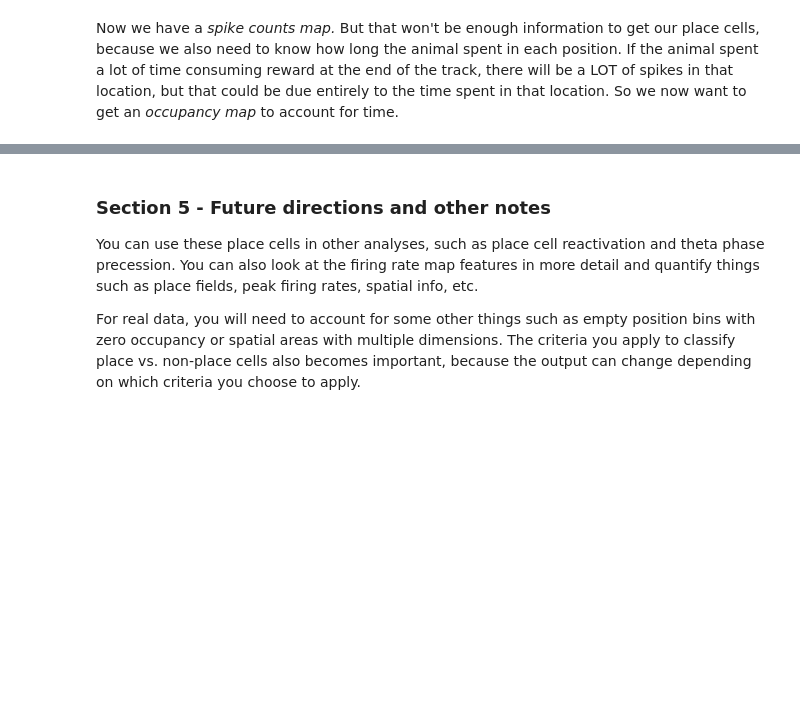
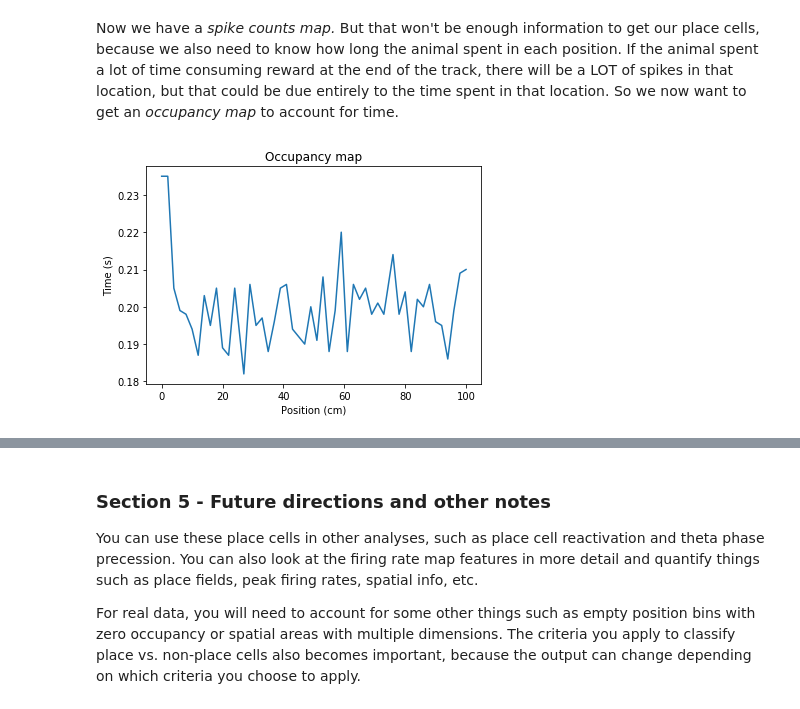
Before and after one commit to stephprince/place-cell-tutorial, a Jupyter notebook: place_cell_tutorial.ipynb, the cells around one changed output, grey strips where cells are left out. Drawn from its saved outputs; the diff is of its cells as text; code cells hidden in the pictures; blank space fills up the shorter version.

```diff
--- a/place_cell_tutorial.ipynb
+++ b/place_cell_tutorial.ipynb
@@ -164,14 +199,16 @@ Now we have a *spike counts map.* But that won't be enough information to get ou
 # %%
 #insert code here to get occupancy map
 time_spent = df.behavior.time.diff()
 keep = ~np.isnan(time_spent)
-occupancy_map = np.bincount(accum_map[keep].astype(int),time_spent[keep])
+occupancy_map = np.bincount(pos_map[keep].astype(int),time_spent[keep])
 
 #plot the occupancy map
 plt.plot(pos_vect,occupancy_map)
 plt.xlabel('Position (cm)')
 plt.ylabel('Time (s)')
 plt.title('Occupancy map');
+# %% [output]
+[figure, added]
 # %% [markdown]
 ### Section 3 - generating our spatial maps
 
```
Also changed, not shown: parts of 8 cells of this notebook.
